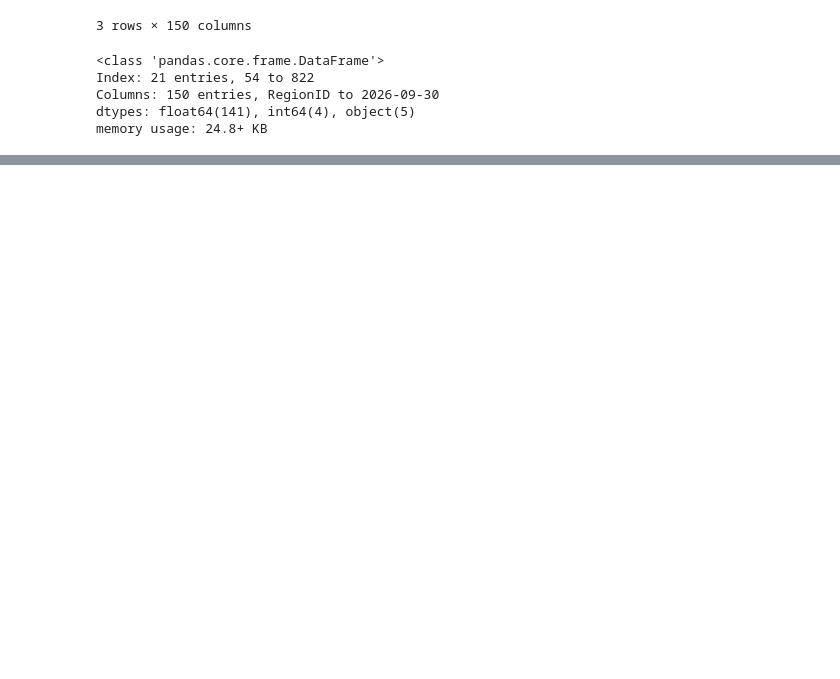
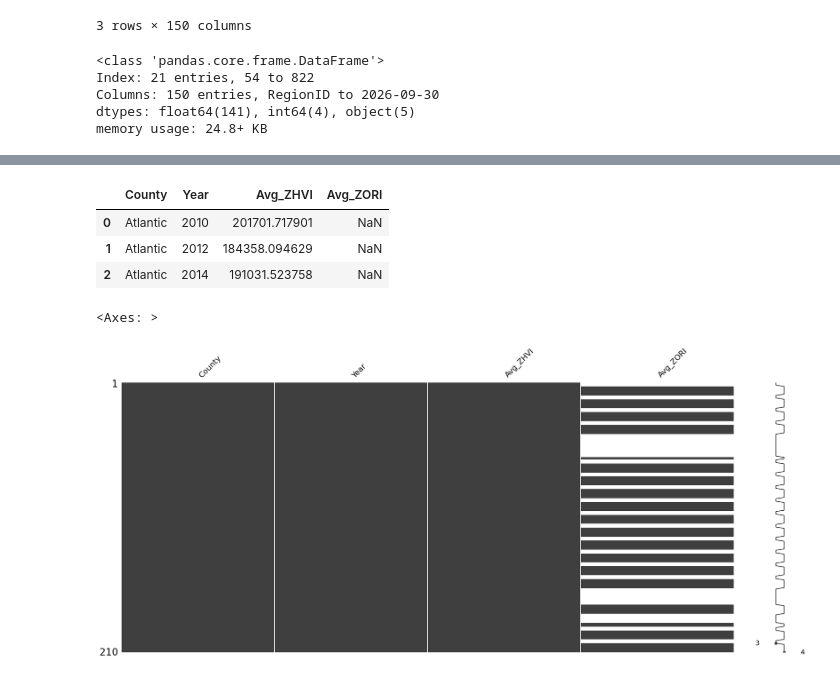
Before and after one commit to carlavilla/DataManagement, a Jupyter notebook: Flooding_and_Housing_NJ.ipynb, the cells around one changed output, grey strips where cells are left out. Saved outputs shown, nothing was run; the diff lists cells and outputs as text; code cells hidden in the pictures; blank space fills up the shorter version.

```diff
--- a/Flooding_and_Housing_NJ.ipynb
+++ b/Flooding_and_Housing_NJ.ipynb
@@ -630,0 +690,10 @@ memory usage: 24.8+ KB
+# %%
+# Extract the year from the 'Date' column
+zori_long_all['Year'] = zori_long_all['Date'].dt.year
+
+# Group by County and Year to compute the average annual home value
+zori_avg = zori_long_all.groupby(['County', 'Year'])['Rent'].mean().reset_index()
+zori_avg = zori_avg.rename(columns={'Rent': 'Avg_ZORI'})
+
+# Display the resulting DataFrame
+zori_avg.head(15)
@@ -630,0 +717,3 @@ memory usage: 24.8+ KB
+# %%
+rentNJ= zori_avg.copy()
+rentNJ.dtypes
@@ -630,0 +726,3 @@ memory usage: 24.8+ KB
+# %%
+zillow_data= pd.merge(homevalNJ, rentNJ, how="outer", on=['County', 'Year'], indicator=True)
+zillow_data.head(3)
@@ -630,0 +759,13 @@ memory usage: 24.8+ KB
+# %%
+zillow_data = zillow_data.drop(columns=["_merge"])
+zillow_data.head(3)
+# %% [output]
+|  | County | Year | Avg_ZHVI | Avg_ZORI |
+| 0 | Atlantic | 2010 | 201701.717901 | NaN |
+| 1 | Atlantic | 2012 | 184358.094629 | NaN |
+| 2 | Atlantic | 2014 | 191031.523758 | NaN |
+# %%
+msno.matrix(zillow_data)
+# %% [output]
+<Axes: >
+[figure, added]
```
Also changed, not shown: parts of 16 cells of this notebook.
